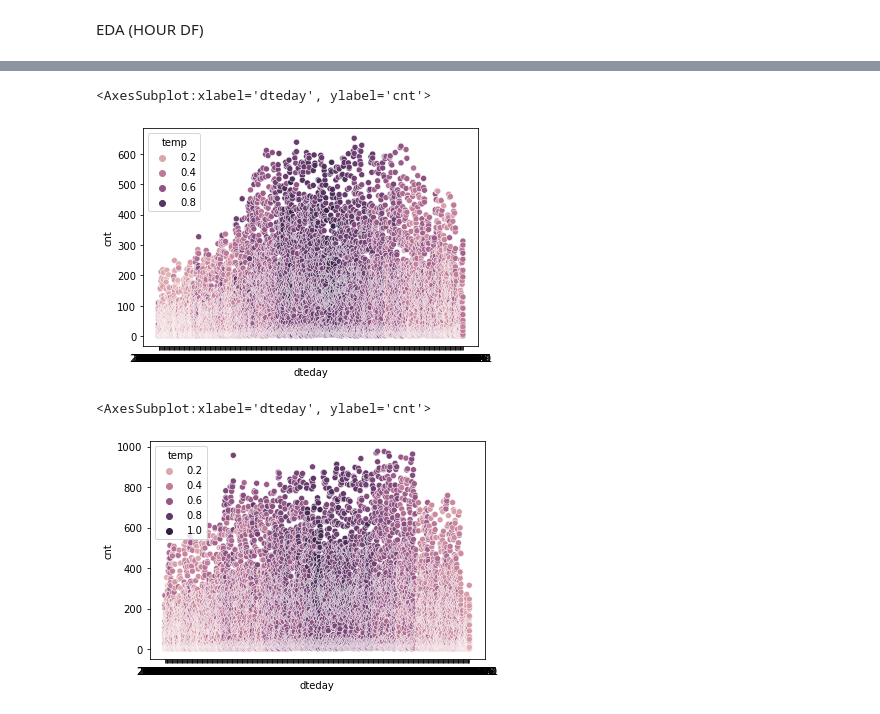
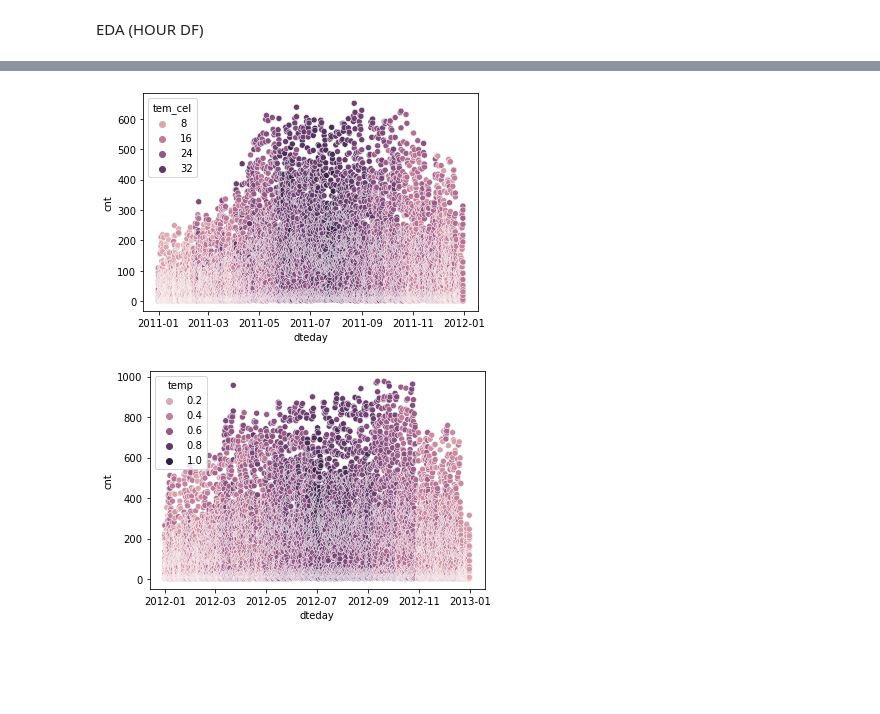
Before and after one commit to YanaOrf/CapitalBike, a Jupyter notebook: CapitalBike_EDA.ipynb, the cells around one changed output, grey strips where cells are left out. Cells and saved outputs as stored; diff of their text form; code cells hidden in the pictures; blank space fills up the shorter version.

Commit message:
data series

```diff
--- a/CapitalBike_EDA.ipynb
+++ b/CapitalBike_EDA.ipynb
@@ -4,8 +4,8 @@ import pandas as pd
 import matplotlib.pyplot as plt
 import seaborn as sns
 # %%
-day=pd.read_csv("/./Users/Yanaorfin/Documents/Academy/CapitalBikeShare/DataSet/Bike-Sharing-Dataset/day.csv")
-hour=pd.read_csv("/./Users/Yanaorfin/Documents/Academy/CapitalBikeShare/DataSet/Bike-Sharing-Dataset/hour.csv")
+day=pd.read_csv("/./Users/Yanaorfin/Documents/Academy/CapitalBikeShare/DataSet/Bike-Sharing-Dataset/day.csv",parse_dates=["dteday"],index_col="dteday")
+hour=pd.read_csv("/./Users/Yanaorfin/Documents/Academy/CapitalBikeShare/DataSet/Bike-Sharing-Dataset/hour.csv",parse_dates=["dteday"],index_col="dteday")
 # %%
 day.shape
 # %% [output]
@@ -202,12 +180,12 @@ sns.histplot(data=hour,x="weathersit")
 # %%
 
 
-sns.scatterplot(data=hour[hour["yr"]==0],y="cnt",x="dteday",hue="temp")
+sns.scatterplot(data=hour[hour["yr"]==0],y="cnt",x="dteday",hue="tem_cel")
+plt.show()
 # %% [output]
-<AxesSubplot:xlabel='dteday', ylabel='cnt'>
-[figure, old version]
+[figure, new version]
 # %%
 sns.scatterplot(data=hour[hour["yr"]==1],y="cnt",x="dteday",hue="temp")
+plt.show()
 # %% [output]
-<AxesSubplot:xlabel='dteday', ylabel='cnt'>
-[figure, old version]
+[figure, new version]
```
Also changed, not shown: parts of 21 cells of this notebook.
